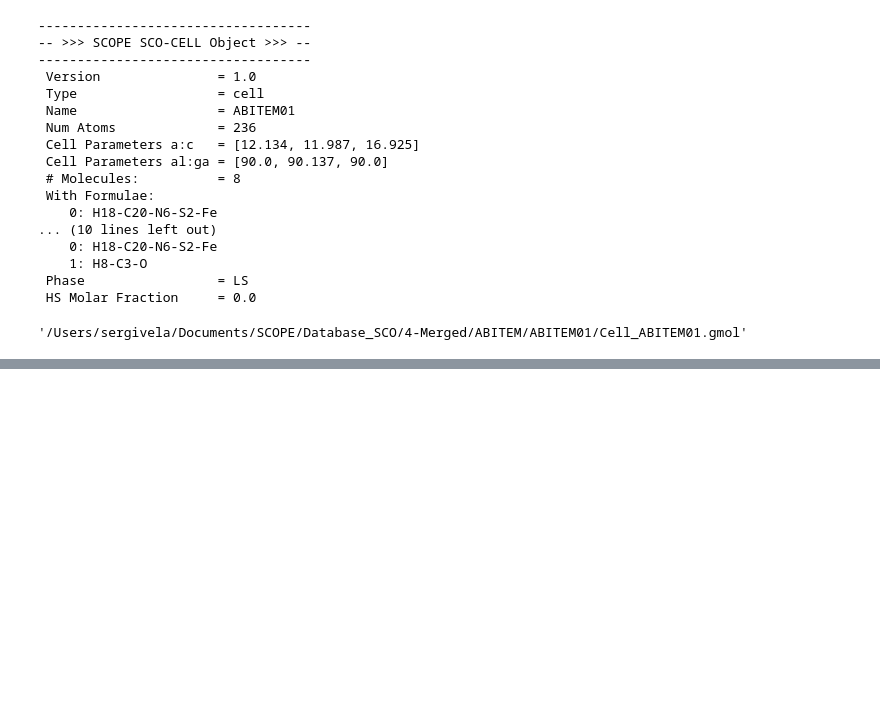
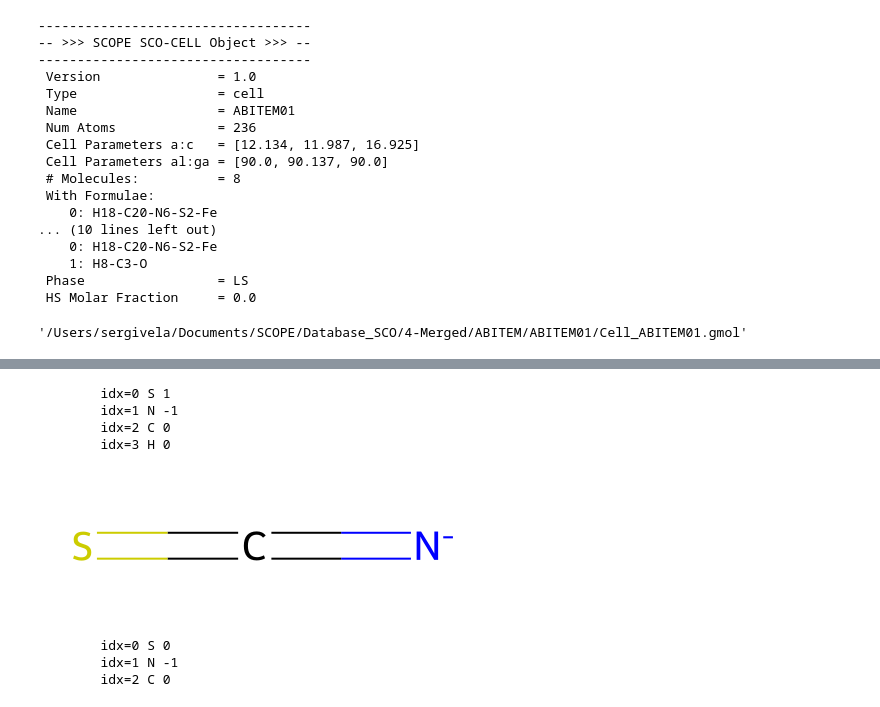
Before and after one commit to QTC-IQAC/Scope, a Jupyter notebook: tutorials/tests_during_tutorials.ipynb, the cells around one changed output, grey strips where cells are left out. Cells and saved outputs as stored; diff of their text form; code cells hidden in the pictures; blank space fills up the shorter version.

```diff
--- a/tutorials/tests_during_tutorials.ipynb
+++ b/tutorials/tests_during_tutorials.ipynb
@@ -57,0 +123,19 @@ old_cell = load_binary('/Users/sergivela/Documents/SCOPE/Database_SCO/4-Merged/A
+# %%
+for idx, rdkit_atom in enumerate(imported_ligand.old_rdkit_obj.GetAtoms()):
+    print(f"\t{idx=}", rdkit_atom.GetSymbol(), rdkit_atom.GetFormalCharge())
+# %% [output]
+        idx=0 S 1
+        idx=1 N -1
+        idx=2 C 0
+        idx=3 H 0
+# %%
+imported_ligand.rdkit_obj
+# %% [output]
+[figure, added]
+# %%
+for idx, rdkit_atom in enumerate(imported_ligand.rdkit_obj.GetAtoms()):
+    print(f"\t{idx=}", rdkit_atom.GetSymbol(), rdkit_atom.GetFormalCharge())
+# %% [output]
+        idx=0 S 0
+        idx=1 N -1
+        idx=2 C 0
```
Also changed, not shown: parts of 21 cells of this notebook, 5 other files.
